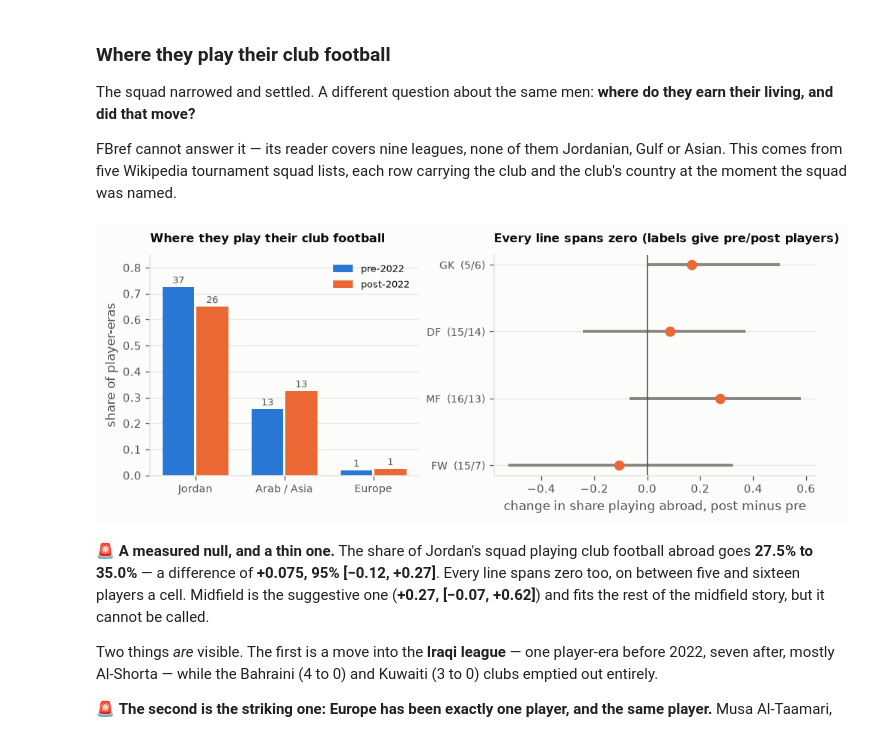
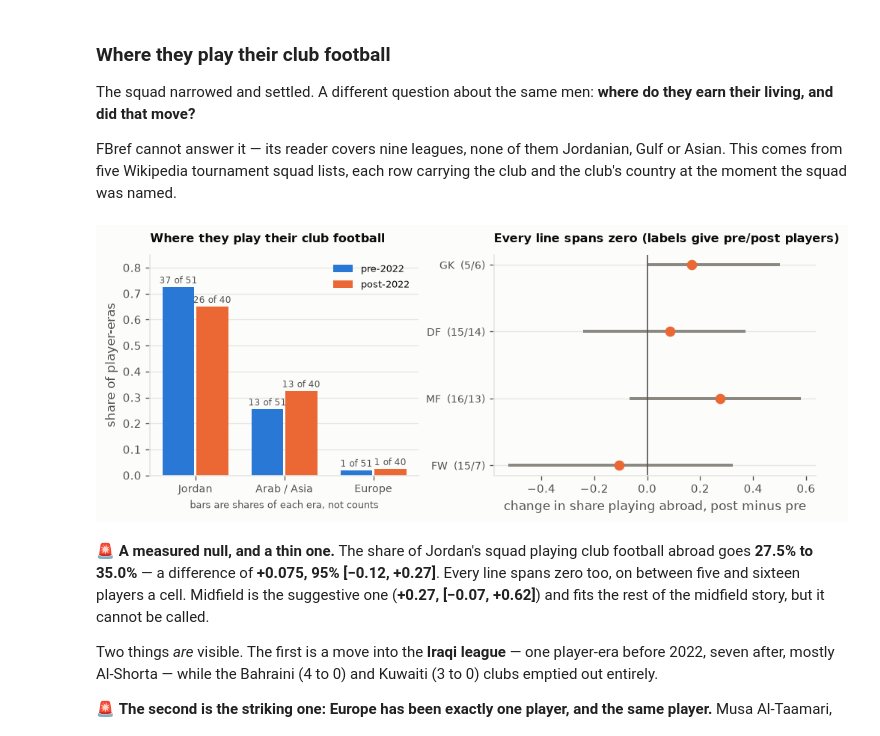
Before and after one commit to mqedan217/jordan-football-strength, a Jupyter notebook: notebooks/03_where_the_goals_came_from.ipynb, the cells around one changed output. Drawn from its saved outputs; the diff is of its cells as text; code cells hidden in the pictures.

```diff
--- a/notebooks/03_where_the_goals_came_from.ipynb
+++ b/notebooks/03_where_the_goals_came_from.ipynb
@@ -591,42 +591,46 @@ rn = (pd.crosstab(pe.region, pe.era).reindex(columns=["pre", "post"])
 x = np.arange(len(REG))
 for off, e, col in ((-0.19, "pre", viz.BLUE), (0.19, "post", viz.ORANGE)):
     a.bar(x + off, rs[e], width=0.36, color=col, label=f"{e}-2022")
+    # label the DENOMINATOR too: the bars are shares, the eras hold 51 and 40
+    # player-eras, so the same count of 13 is a different height in each
+    tot_e = int(rn[e].sum())
     for xi_, v, n_ in zip(x + off, rs[e], rn[e]):
-        a.annotate(f"{int(n_)}", (xi_, v), xytext=(0, 3), ha="center",
-                   textcoords="offset points", fontsize=7.5, color=viz.INK_2)
+        a.annotate(f"{int(n_)} of {tot_e}", (xi_, v), xytext=(0, 3), ha="center",
+                   textcoords="offset points", fontsize=7, color=viz.INK_2)
 a.set_xticks(x)
 a.set_xticklabels(REG, fontsize=8.5)
 a.set_ylim(0, 0.85)
 a.set_ylabel("share of player-eras")
 a.set_title("Where they play their club football", fontsize=9.5)
+a.set_xlabel("bars are shares of each era, not counts", fontsize=7.5)
 a.legend(fontsize=8)
 viz.despine(a)
 
 b = axes[1]
 LINES = ["GK", "DF", "MF", "FW"]
 rows = []
 for ln in LINES:
     m = pe.pos.eq(ln)
     pa, po = pe[m & pe.era.eq("pre")].abroad, pe[m & pe.era.eq("post")].abroad
     d = [rng.choice(po.values, len(po)).mean() - rng.choice(pa.values, len(pa)).mean()
          for _ in range(4000)]
     lo, hi = np.percentile(d, [2.5, 97.5])
     rows.append({"line": ln, "diff": po.mean() - pa.mean(), "lo": lo, "hi": hi,
                  "n_pre": len(pa), "n_post": len(po)})
 ab = pd.DataFrame(rows).iloc[::-1].reset_index(drop=True)
 y = np.arange(len(ab))
 b.hlines(y, ab.lo, ab.hi, color=viz.INK_MUTED, lw=2.4)
 b.scatter(ab["diff"], y, color=viz.ORANGE, s=52, zorder=3)
 b.axvline(0, color=viz.INK_2, lw=1.0)
 b.set_yticks(y)
 b.set_yticklabels([f"{r.line}  ({r.n_pre}/{r.n_post})" for r in ab.itertuples()],
                   fontsize=8.5)
 b.set_xlabel("change in share playing abroad, post minus pre")
 b.set_title("Every line spans zero (labels give pre/post players)", fontsize=9.5)
 viz.despine(b)
 plt.show()
 # %% [output]
-[figure, old version]
+[figure, new version]
 # %% [markdown]
 🚨 **A measured null, and a thin one.** The share of Jordan's squad playing club
 football abroad goes **27.5% to 35.0%** — a difference of **+0.075, 95% [−0.12,
```
Also changed, not shown: 1 other file.
